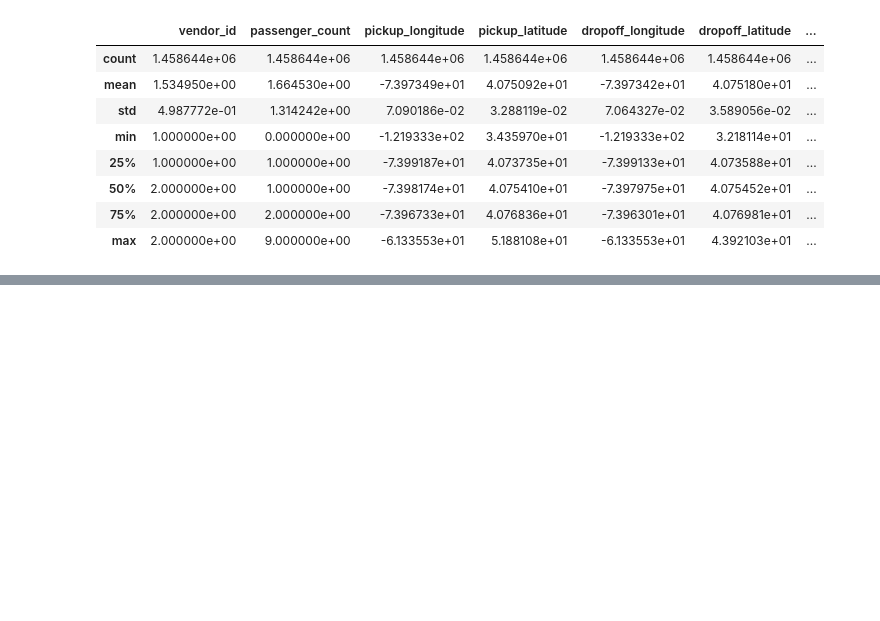
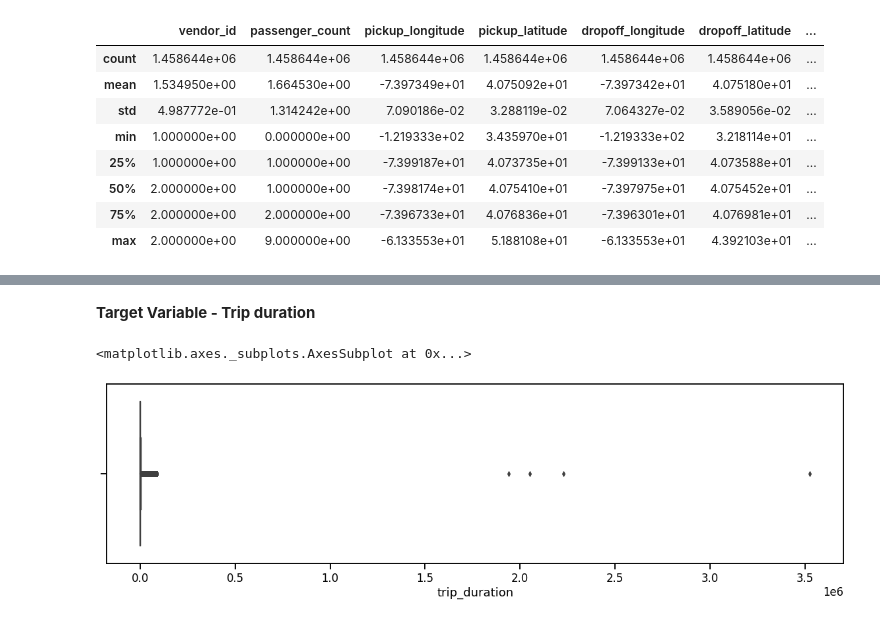
Before and after one commit to avinashyadav11/NYC-Taxi-Trip-Time-Prediction-ML, a Jupyter notebook: NYC_Taxi_Trip_Time_Prediction_Capstone_Project.ipynb, the cells around one changed output, grey strips where cells are left out. Saved outputs shown, nothing was run; the diff lists cells and outputs as text; code cells hidden in the pictures; blank space fills up the shorter version.

```diff
--- a/NYC_Taxi_Trip_Time_Prediction_Capstone_Project.ipynb
+++ b/NYC_Taxi_Trip_Time_Prediction_Capstone_Project.ipynb
@@ -194,0 +381,10 @@ df.describe() #statistical summary of our data set for numeric data column
+# %% [markdown]
+**Target Variable - Trip duration**
+# %%
+#Visualising Trip duration
+
+plt.figure(figsize=(20,5))
+sns.boxplot(df['trip_duration'])
+# %% [output]
+<matplotlib.axes._subplots.AxesSubplot at 0x...>
+[figure, added]
```
Also changed, not shown: parts of 50 cells of this notebook.
